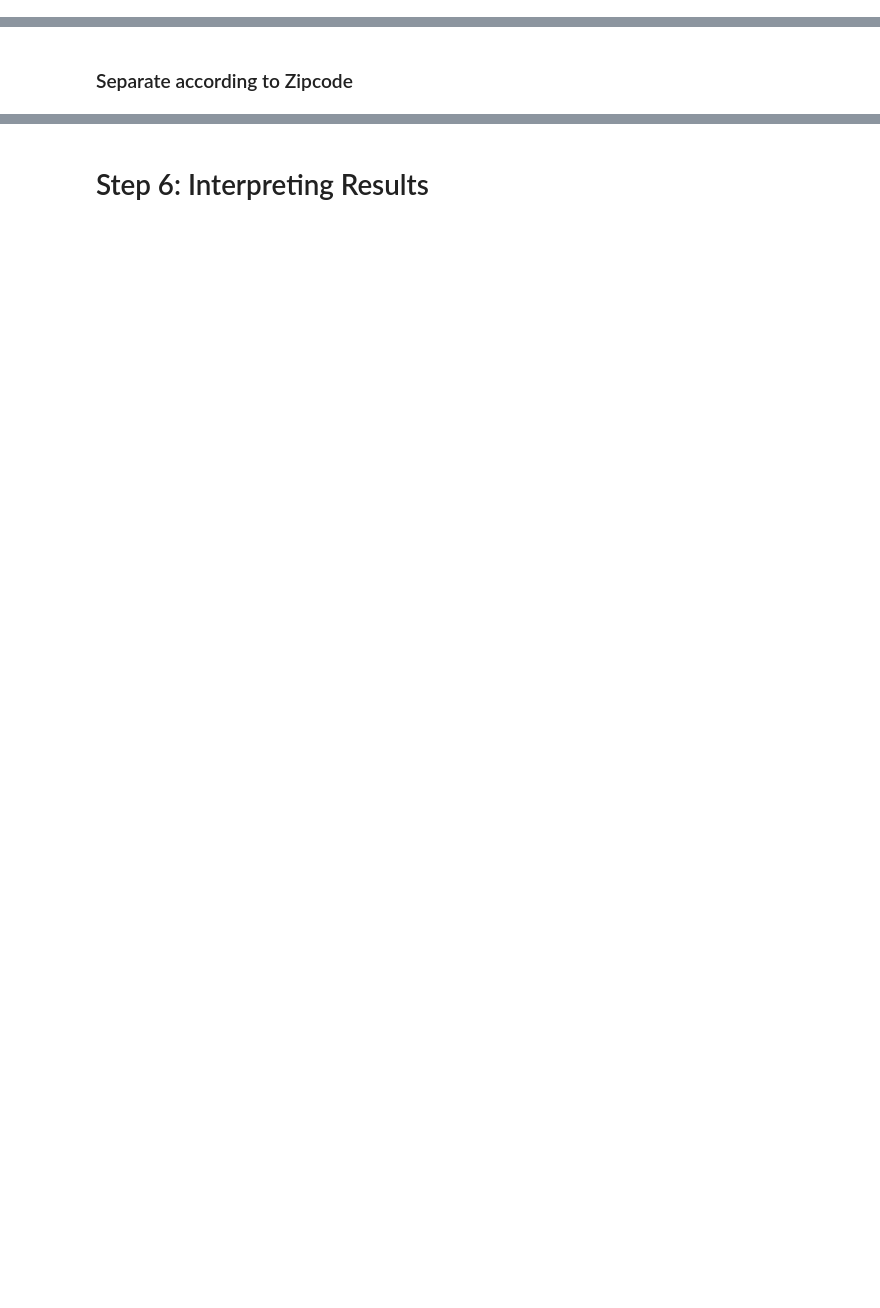
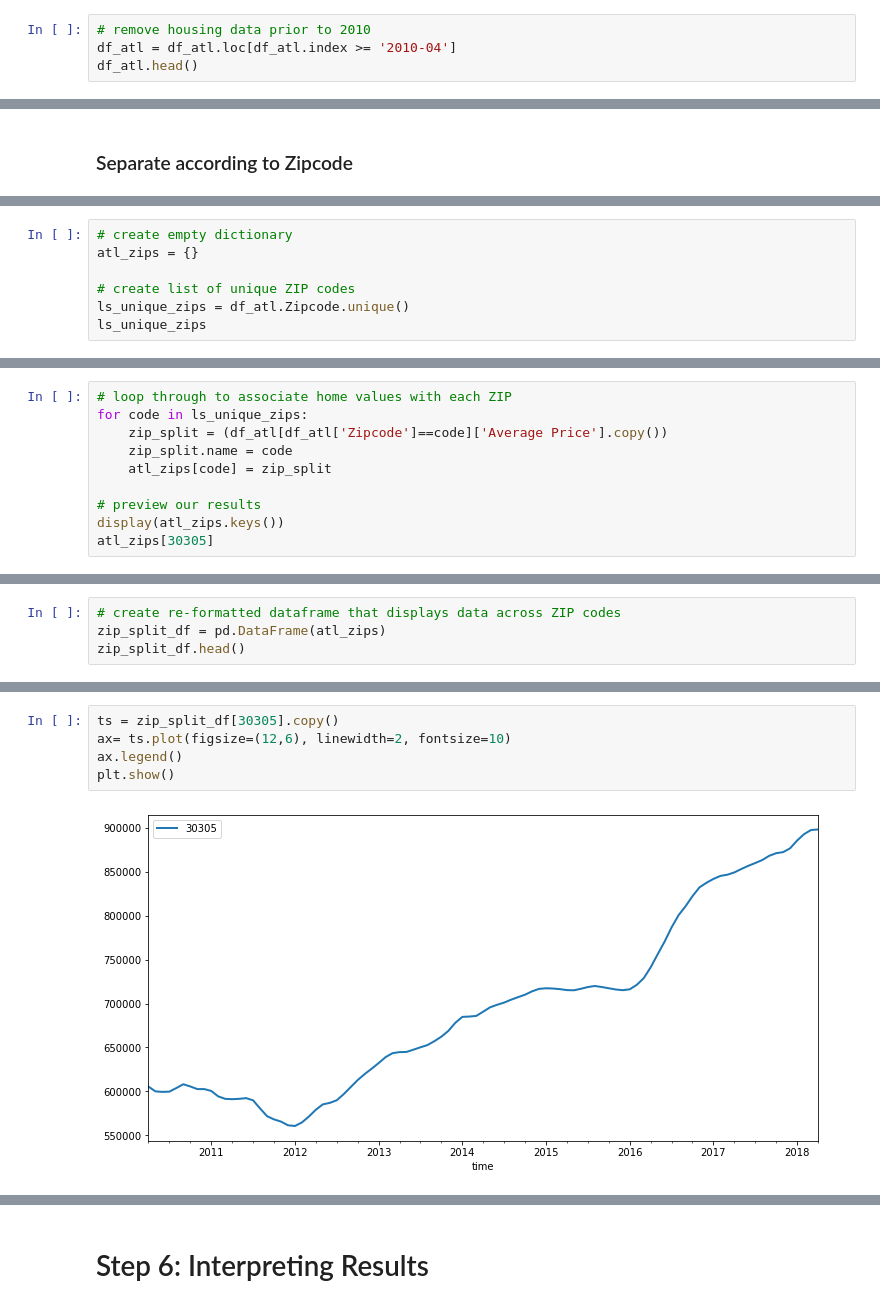
Before and after one commit to sierrafromcalifornia/Atlanta-ZIP-Code-Analysis-Project, a Jupyter notebook: notebooks/investment_analysis-modeling.ipynb, the cells around one changed output, grey strips where cells are left out. Saved outputs shown, nothing was run; the diff lists cells and outputs as text; blank space fills up the shorter version.

Commit message:
Update images and models

```diff
--- a/notebooks/investment_analysis-modeling.ipynb
+++ b/notebooks/investment_analysis-modeling.ipynb
@@ -173,0 +191,4 @@ DatetimeIndex(['1996-04-30', '1996-05-31', '1996-06-30', '1996-07-31',
+# %%
+# remove housing data prior to 2010
+df_atl = df_atl.loc[df_atl.index >= '2010-04']
+df_atl.head()
@@ -205,0 +209,7 @@ array([30305, 30306, 30307, 30308, 30309, 30316, 30317, 30324, 30326,
+# %%
+# create empty dictionary
+atl_zips = {}
+
+# create list of unique ZIP codes
+ls_unique_zips = df_atl.Zipcode.unique()
+ls_unique_zips
@@ -205,0 +219,10 @@ array([30305, 30306, 30307, 30308, 30309, 30316, 30317, 30324, 30326,
+# %%
+# loop through to associate home values with each ZIP
+for code in ls_unique_zips:
+    zip_split = (df_atl[df_atl['Zipcode']==code]['Average Price'].copy())
+    zip_split.name = code
+    atl_zips[code] = zip_split
+
+# preview our results
+display(atl_zips.keys())
+atl_zips[30305]
@@ -205,0 +244,4 @@ array([30305, 30306, 30307, 30308, 30309, 30316, 30317, 30324, 30326,
+# %%
+# create re-formatted dataframe that displays data across ZIP codes
+zip_split_df = pd.DataFrame(atl_zips)
+zip_split_df.head()
@@ -205,0 +272,7 @@ array([30305, 30306, 30307, 30308, 30309, 30316, 30317, 30324, 30326,
+# %%
+ts = zip_split_df[30305].copy()
+ax= ts.plot(figsize=(12,6), linewidth=2, fontsize=10)
+ax.legend()
+plt.show()
+# %% [output]
+[figure, added]
```
Also changed, not shown: parts of 53 cells of this notebook, 3 other files.
